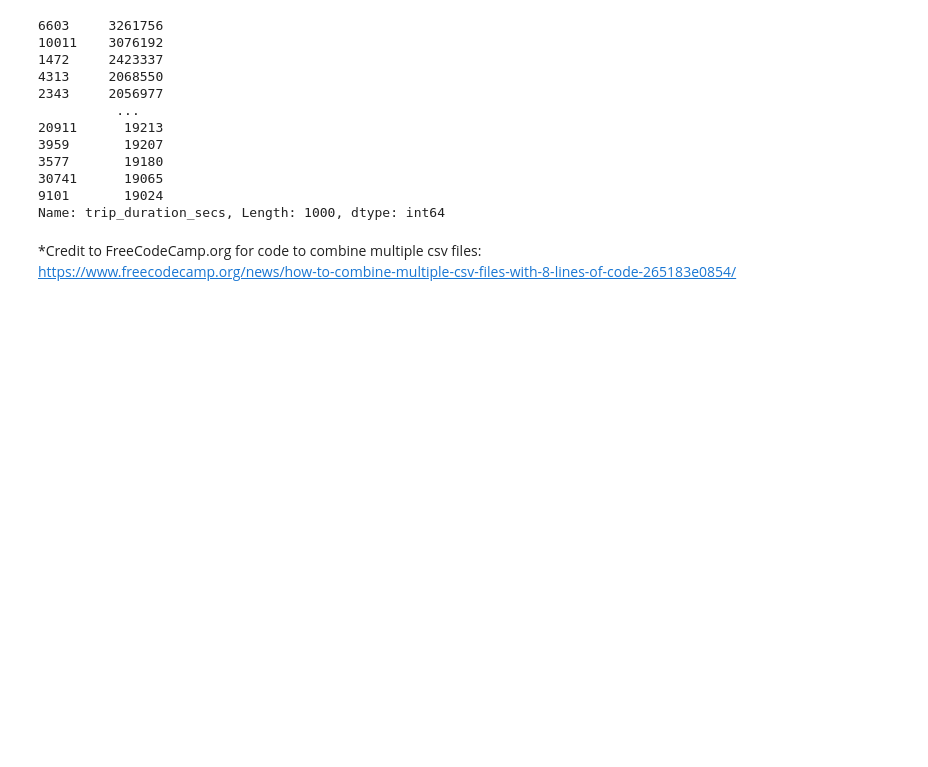
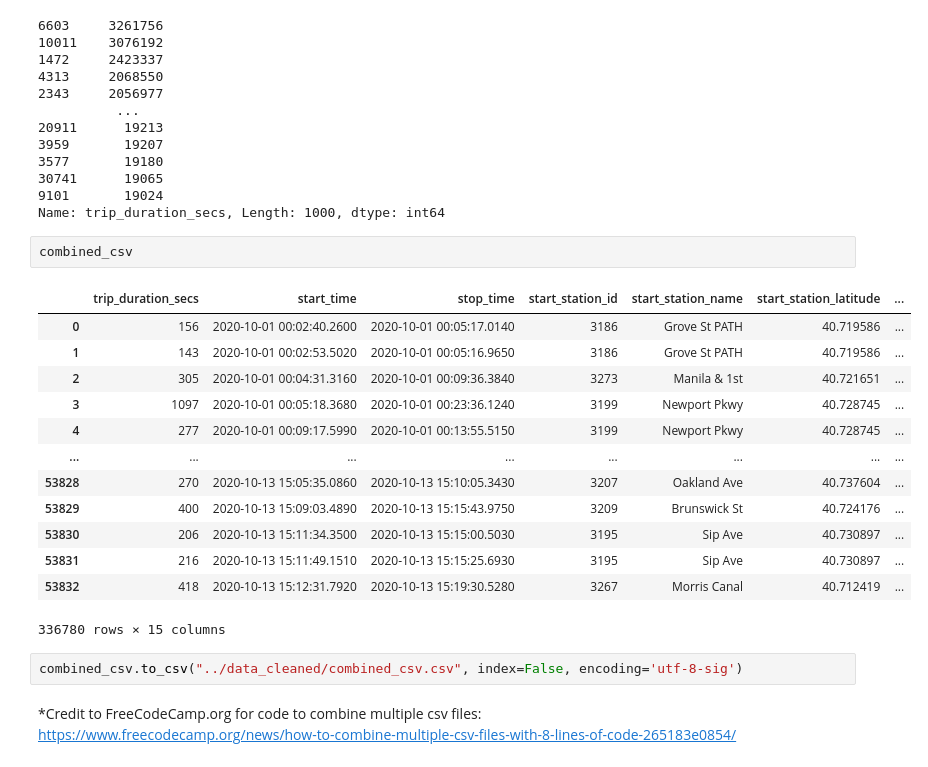
Before and after one commit to brbbrb/tableau-citi-bike-analytics, a Jupyter notebook: JC_data_cleaning.ipynb, the cells around one changed output. Saved outputs shown, nothing was run; the diff lists cells and outputs as text; blank space fills up the shorter version.

```diff
--- a/JC_data_cleaning.ipynb
+++ b/JC_data_cleaning.ipynb
@@ -189,6 +189,24 @@ combined_csv['trip_duration_secs'].nlargest(n=1000)
 30741      19065
 9101       19024
 Name: trip_duration_secs, Length: 1000, dtype: int64
+# %%
+combined_csv
+# %% [output]
+|  | trip_duration_secs | start_time | stop_time | start_station_id | start_station_name | start_station_latitude | ... |
+| 0 | 156 | 2020-10-01 00:02:40.2600 | 2020-10-01 00:05:17.0140 | 3186 | Grove St PATH | 40.719586 | ... |
+| 1 | 143 | 2020-10-01 00:02:53.5020 | 2020-10-01 00:05:16.9650 | 3186 | Grove St PATH | 40.719586 | ... |
+| 2 | 305 | 2020-10-01 00:04:31.3160 | 2020-10-01 00:09:36.3840 | 3273 | Manila & 1st | 40.721651 | ... |
+| 3 | 1097 | 2020-10-01 00:05:18.3680 | 2020-10-01 00:23:36.1240 | 3199 | Newport Pkwy | 40.728745 | ... |
+| 4 | 277 | 2020-10-01 00:09:17.5990 | 2020-10-01 00:13:55.5150 | 3199 | Newport Pkwy | 40.728745 | ... |
+| ... | ... | ... | ... | ... | ... | ... | ... |
+| 53828 | 270 | 2020-10-13 15:05:35.0860 | 2020-10-13 15:10:05.3430 | 3207 | Oakland Ave | 40.737604 | ... |
+| 53829 | 400 | 2020-10-13 15:09:03.4890 | 2020-10-13 15:15:43.9750 | 3209 | Brunswick St | 40.724176 | ... |
+| 53830 | 206 | 2020-10-13 15:11:34.3500 | 2020-10-13 15:15:00.5030 | 3195 | Sip Ave | 40.730897 | ... |
+| 53831 | 216 | 2020-10-13 15:11:49.1510 | 2020-10-13 15:15:25.6930 | 3195 | Sip Ave | 40.730897 | ... |
+| 53832 | 418 | 2020-10-13 15:12:31.7920 | 2020-10-13 15:19:30.5280 | 3267 | Morris Canal | 40.712419 | ... |
+336780 rows × 15 columns
+# %%
+combined_csv.to_csv("../data_cleaned/combined_csv.csv", index=False, encoding='utf-8-sig')
 # %% [markdown]
 *Credit to FreeCodeCamp.org for code to combine multiple csv files:\
 https://www.freecodecamp.org/news/how-to-combine-multiple-csv-files-with-8-lines-of-code-265183e0854/
```
Also changed, not shown: 2 other files.
